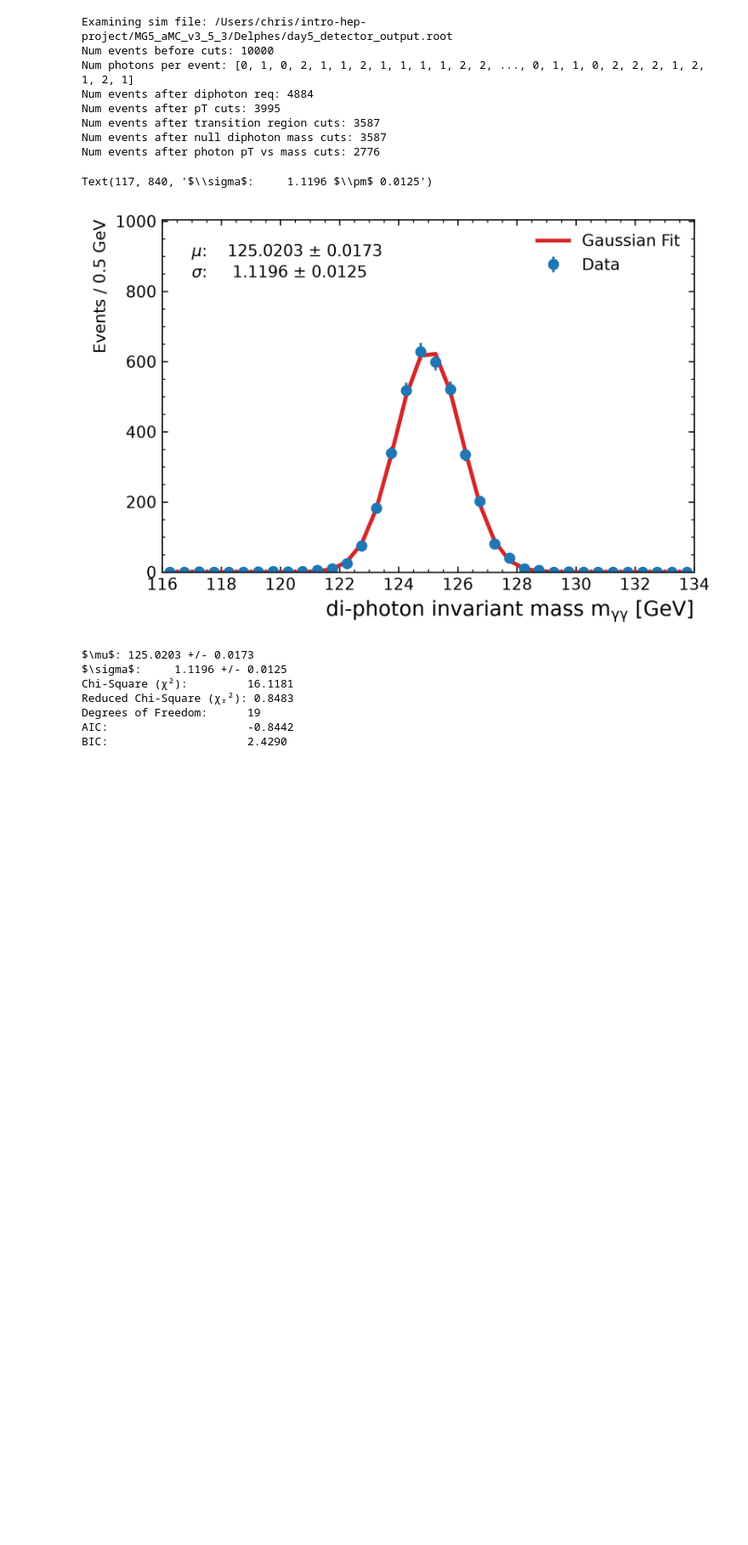
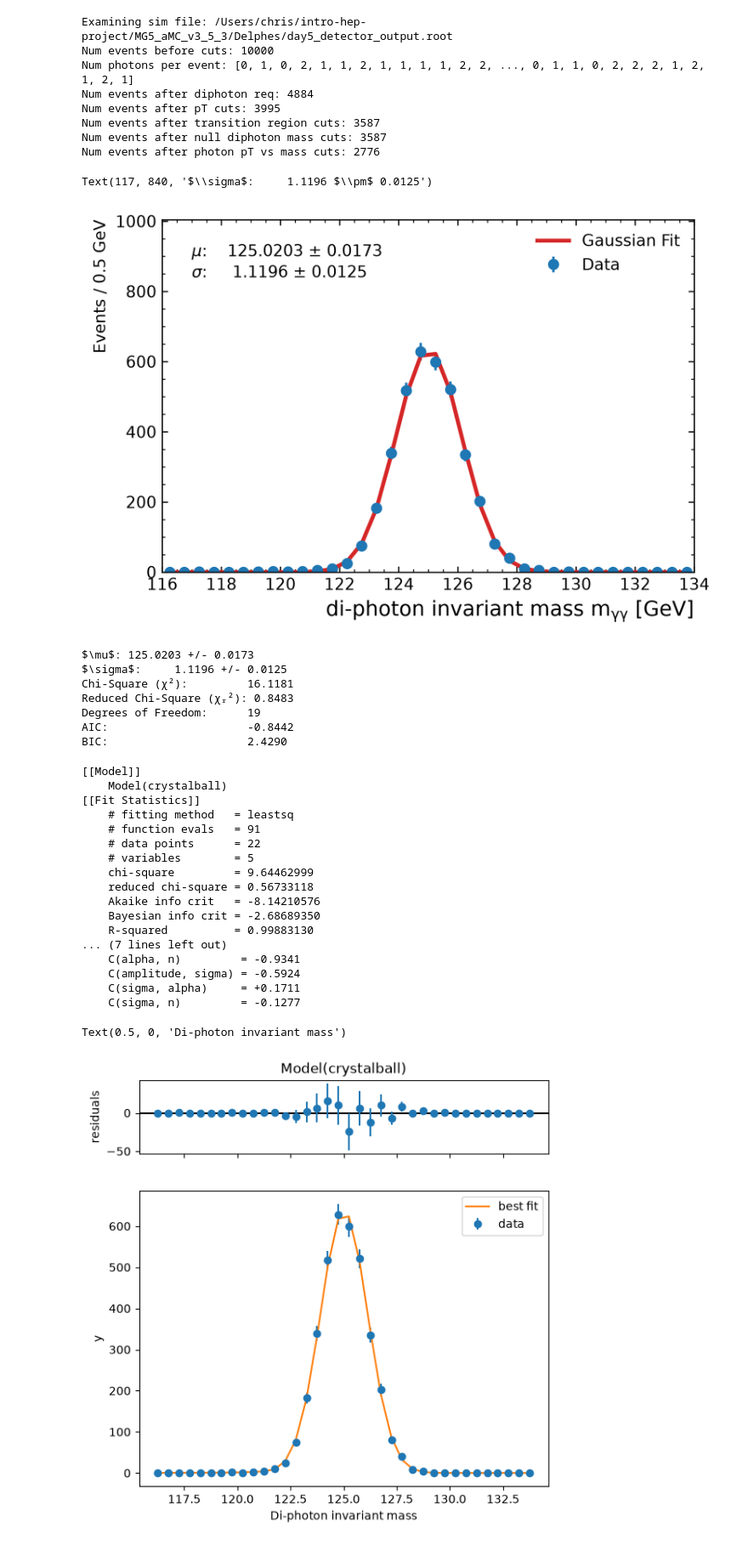
Before and after one commit to chrissellgrenbackup/intro-hep-project, a Jupyter notebook: sim_analysis/Hgg_analysis_sim.ipynb, the cells around one changed output. Shown at 85% size. Saved outputs shown, nothing was run; the diff lists cells and outputs as text; code cells hidden in the pictures; blank space fills up the shorter version.

```diff
--- a/sim_analysis/Hgg_analysis_sim.ipynb
+++ b/sim_analysis/Hgg_analysis_sim.ipynb
@@ -63,6 +65,11 @@ def calc_mass(pt,eta,phi,E):
     M = p4_sum.M
     return M
 
+def calc_digam_pt(pt,eta,phi,E):
+    p4 = v.zip({"pt":pt,"eta":eta,"phi":phi,"e":E})
+    p4_sum = p4[:,0] + p4[:,1]
+    return p4_sum.pt
+
 # discard events with diphoton mass = 0
 def cut_mass(M):
     return (M != 0)
@@ -72,6 +79,14 @@ def cut_mass(M):
 # keeps photons symmetric and energetic relative to system
 def cut_ptvsm(photon_pt,M):
     return (photon_pt[:,0]/M > 0.35) & (photon_pt[:,1]/M > 0.35)
+
+def getdphi(photon_phi):
+    phi1 = photon_phi[:,0]
+    phi2 = photon_phi[:,1]
+    dphi = np.abs(phi1-phi2)
+    for d in dphi:
+        if d > np.pi: d = 2*np.pi - d
+    return dphi
 # %%
 print("Examining sim file: "+str(file))
 
@@ -127,7 +159,7 @@ bincenters = np.arange(start=xmin+step_size/2, # The interval includes this valu
                         step=step_size ) # Spacing between values
 
 # Creating histogram from data
-data_x,_ = np.histogram(ak.to_numpy(data_all),
+data_x,_ = np.histogram(ak.to_numpy(masses_all),
                         bins=bins) # histogram the data
 data_x_errors = np.sqrt( data_x ) # statistical error on the data
 
@@ -211,3 +243,57 @@ Reduced Chi-Square (χᵣ²): 0.8483
 Degrees of Freedom:      19
 AIC:                     -0.8442
 BIC:                     2.4290
+# %%
+# try doing crystal ball fit
+
+def crystalball(x, amplitude, center, sigma, alpha, n):
+    if sigma <= 0:
+        return np.inf * np.ones_like(x)
+
+    abs_alpha = abs(alpha)
+    dx = (x - center) / sigma
+
+    # Core Gaussian
+    result = np.ones_like(x)
+    gaussian_mask = dx >= -abs_alpha
+    result[gaussian_mask] = amplitude * np.exp(-0.5 * dx[gaussian_mask]**2)
+
+    # Power-law tail
+    if abs_alpha > 0:
+        A = (n / abs_alpha)**n * np.exp(-0.5 * abs_alpha**2)
+        B = n / abs_alpha - abs_alpha
+        tail_mask = dx < -abs_alpha
+        result[tail_mask] = amplitude * A * (B - dx[tail_mask])**(-n)
+
+    return result
+
+# Create the lmfit Model
+cb_model = Model(crystalball)
+
+# do the cb fit
+pars_cb = cb_model.make_params(amplitude=1000, center=125, sigma=1.2, alpha=1.0, n=2.0)
+fit_cb = cb_model.fit(data_x,pars_cb,x=bincenters,weights=1/data_x_errors,nan_policy="omit")
+
+print(fit_cb.fit_report())
+fit_cb.plot()
+plt.xlabel("Di-photon invariant mass")
+# %% [output]
+[[Model]]
+    Model(crystalball)
+[[Fit Statistics]]
+    # fitting method   = leastsq
+    # function evals   = 91
+    # data points      = 22
+    # variables        = 5
+    chi-square         = 9.64462999
+    reduced chi-square = 0.56733118
+    Akaike info crit   = -8.14210576
+    Bayesian info crit = -2.68689350
+    R-squared          = 0.99883130
+... (7 lines left out)
+    C(alpha, n)         = -0.9341
+    C(amplitude, sigma) = -0.5924
+    C(sigma, alpha)     = +0.1711
+    C(sigma, n)         = -0.1277
+Text(0.5, 0, 'Di-photon invariant mass')
+[figure, added]
```
Also changed, not shown: parts of 4 cells of this notebook.
